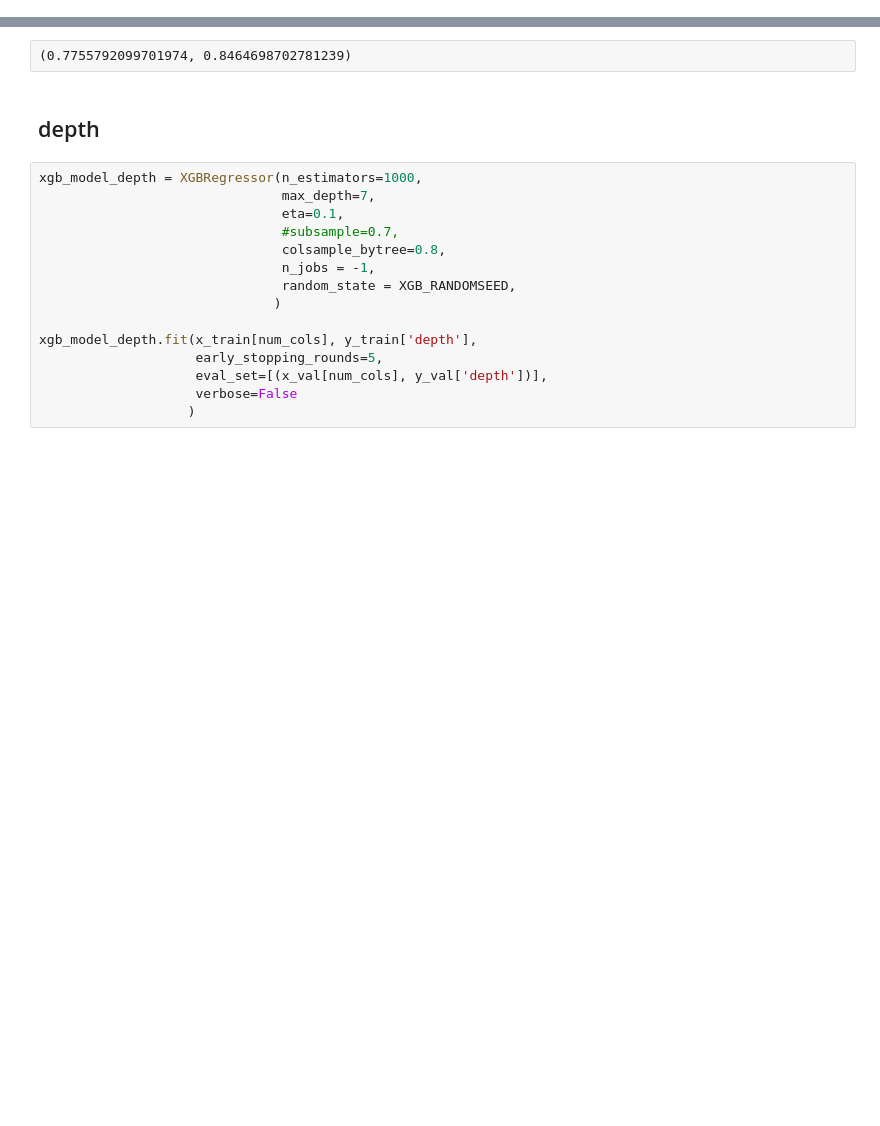
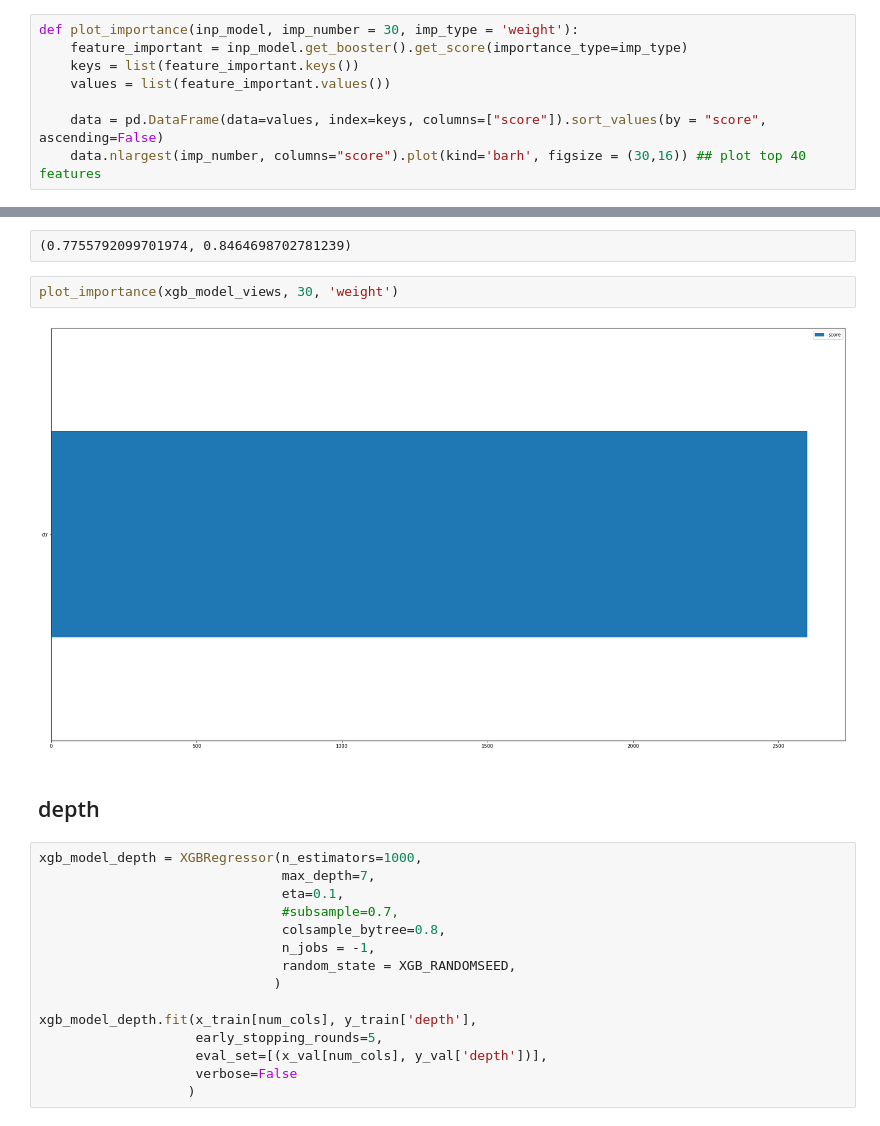
Before and after one commit to v010ch/hackai_moscow_22_top_news, a Jupyter notebook: 3step_modeling_xgboost.ipynb, the cells around one changed output, grey strips where cells are left out. Drawn from its saved outputs; the diff is of its cells as text; blank space fills up the shorter version.

Commit message:
added feature importance

```diff
--- a/3step_modeling_xgboost.ipynb
+++ b/3step_modeling_xgboost.ipynb
@@ -100,3 +100,11 @@ cat_cols + num_cols
+# %%
+def plot_importance(inp_model, imp_number = 30, imp_type = 'weight'):
+    feature_important = inp_model.get_booster().get_score(importance_type=imp_type)
+    keys = list(feature_important.keys())
+    values = list(feature_important.values())
+
+    data = pd.DataFrame(data=values, index=keys, columns=["score"]).sort_values(by = "score", ascending=False)
+    data.nlargest(imp_number, columns="score").plot(kind='barh', figsize = (30,16)) ## plot top 40 features
 # %% [markdown]
 ## views
 # %%
@@ -139,5 +147,9 @@ train_score_views, val_score_views
 # %% [raw]
 (0.7755792099701974, 0.8464698702781239)
+# %%
+plot_importance(xgb_model_views, 30, 'weight')
+# %% [output]
+[figure, added]
 # %% [markdown]
 ## depth
 # %%
```
Also changed, not shown: parts of 14 cells of this notebook, 6 other files.
